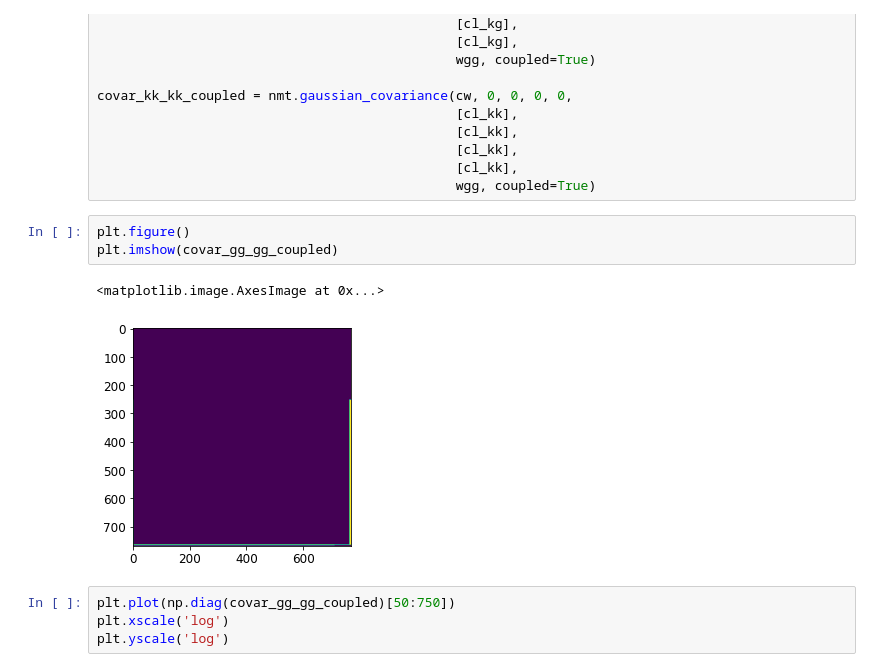
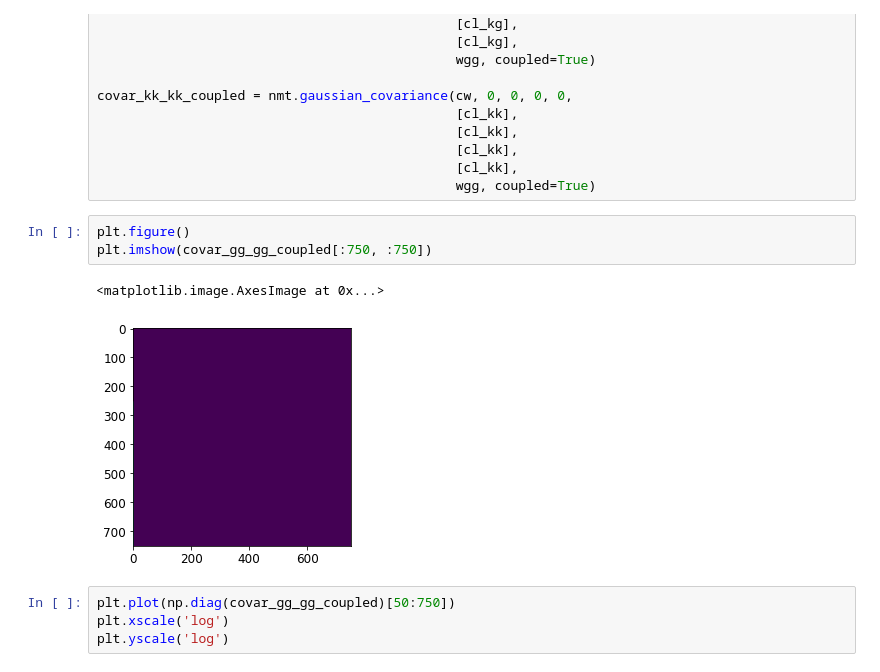
Before and after one commit to catketchup/DES_ACT_test, a Jupyter notebook: th_nonlinear.ipynb, the cells around one changed output. Saved outputs shown, nothing was run; the diff lists cells and outputs as text.

```diff
--- a/th_nonlinear.ipynb
+++ b/th_nonlinear.ipynb
@@ -275,10 +275,10 @@ covar_kk_kk_coupled = nmt.gaussian_covariance(cw, 0, 0, 0, 0,
                                               wgg, coupled=True)
 # %%
 plt.figure()
-plt.imshow(covar_gg_gg_coupled)
+plt.imshow(covar_gg_gg_coupled[:750, :750])
 # %% [output]
 <matplotlib.image.AxesImage at 0x...>
-[figure, old version]
+[figure, new version]
 # %%
 plt.plot(np.diag(covar_gg_gg_coupled)[50:750])
 plt.xscale('log')
```
Also changed, not shown: parts of 5 cells of this notebook.
